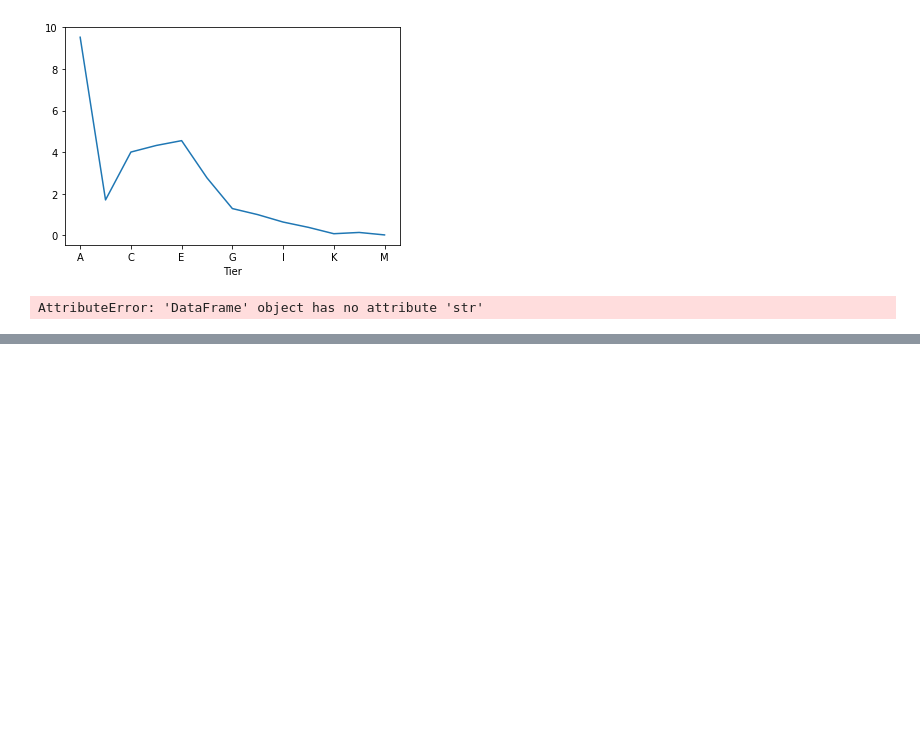
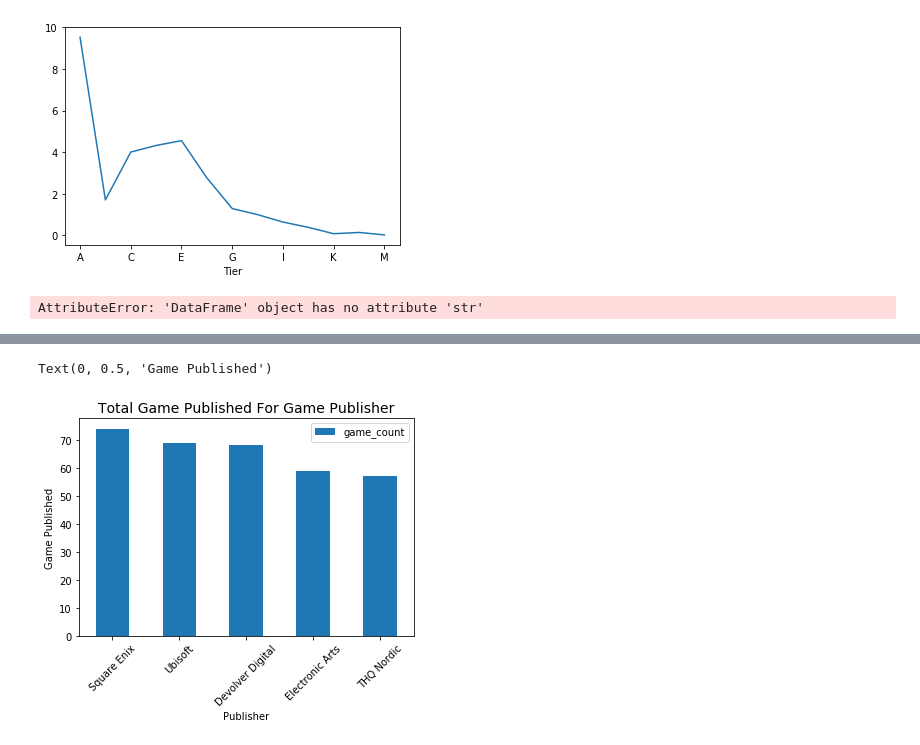
Before and after one commit to HBodden/project1, a Jupyter notebook: SEAMS.ipynb, the cells around one changed output, grey strips where cells are left out. Saved outputs shown, nothing was run; the diff lists cells and outputs as text; code cells hidden in the pictures; blank space fills up the shorter version.

```diff
--- a/SEAMS.ipynb
+++ b/SEAMS.ipynb
@@ -357,3 +357,10 @@ final_combined_data_df[["Mark"]].astype(int)
 avg_rating=final_combined_data_df.groupby("Tier")["Mark"].mean()
 # %% [output]
 AttributeError: 'DataFrame' object has no attribute 'str'
+# %%
+#Yi's code starts here
+df=pd.read_csv(r'Final_Combined_DataF.csv')
+
+
+#1.classify data by owners
+df.groupby('owners').count()
@@ -359,0 +384,9 @@ AttributeError: 'DataFrame' object has no attribute 'str'
+# %%
+#compare median_2week and median_forever for each game
+#replace all NaN to 0
+df=df.fillna(0)
+df2=df[df['median_2weeks']>df['median_forever']]
+df2['median_range']=df2['median_2weeks']-df2['median_forever']
+#sort by difference
+df3=df2.sort_values(by=['median_range'],ascending=[False])
+df3
@@ -359,0 +471,5 @@ AttributeError: 'DataFrame' object has no attribute 'str'
+# %%
+#Modify the mean_price value
+df_com5['mean_price'] = df_com5['mean_price'] * 0.01
+df_com5['mean_mark'] = df_com5['mean_mark']*100
+df_com5
@@ -359,0 +483,5 @@ AttributeError: 'DataFrame' object has no attribute 'str'
+# %%
+## Using reset_index to convert index to column
+df = pd.DataFrame(df_com5)
+df2 = df.rename_axis('publisher').reset_index()
+df2
@@ -359,0 +495,10 @@ AttributeError: 'DataFrame' object has no attribute 'str'
+# %%
+import matplotlib.pyplot as plt
+# Generate a bar plot showing the Total game published for each game publisher using Pandas.
+df2.plot.bar(x='publisher', y='game_count', rot=45)
+plt.title("Total Game Published For Game Publisher", fontsize = 14)
+plt.xlabel("Publisher")
+plt.ylabel("Game Published")
+# %% [output]
+Text(0, 0.5, 'Game Published')
+[figure, added]
```
Also changed, not shown: parts of 12 cells of this notebook.
